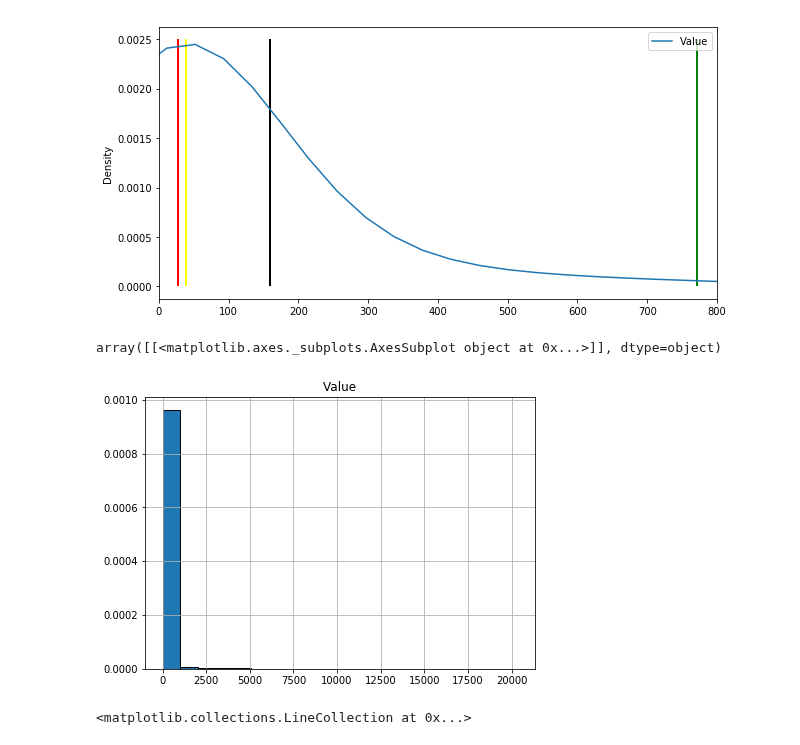
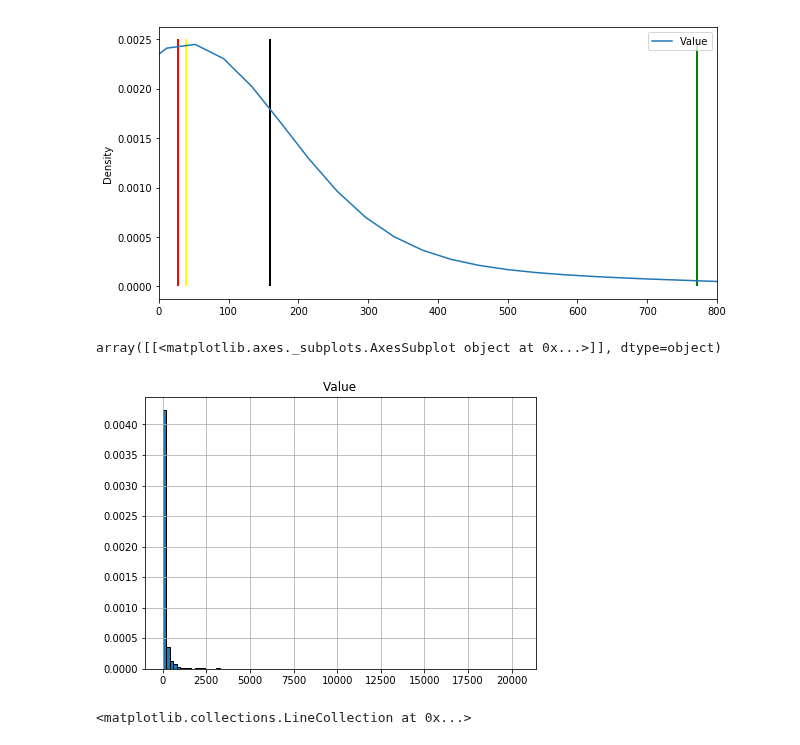
Before and after one commit to UNCG-CSE/World-Refugee-Forecast, a Jupyter notebook: src/top_10_Countries.ipynb, the cells around one changed output. Drawn from its saved outputs; the diff is of its cells as text; code cells hidden in the pictures.

```diff
--- a/src/nathan_playground.ipynb
+++ b/src/top_10_Countries.ipynb
@@ -125,10 +125,10 @@ plt.vlines(afg_mad,   # Plot  yellow line at median absolute deviation
 <matplotlib.collections.LineCollection at 0x...>
 [figure]
 # %%
-afg.hist(normed=True, bins=20, ec='black', figsize= (7,5))
+afg.hist(normed=True, bins=100, ec='black', figsize= (7,5))
 # %% [output]
 array([[<matplotlib.axes._subplots.AxesSubplot object at 0x...>]], dtype=object)
-[figure, old version]
+[figure, new version]
 # %%
 fig, ax = plt.subplots(1, 1)
 mu = afg_mean
```
Also changed, not shown: 2 other files.
